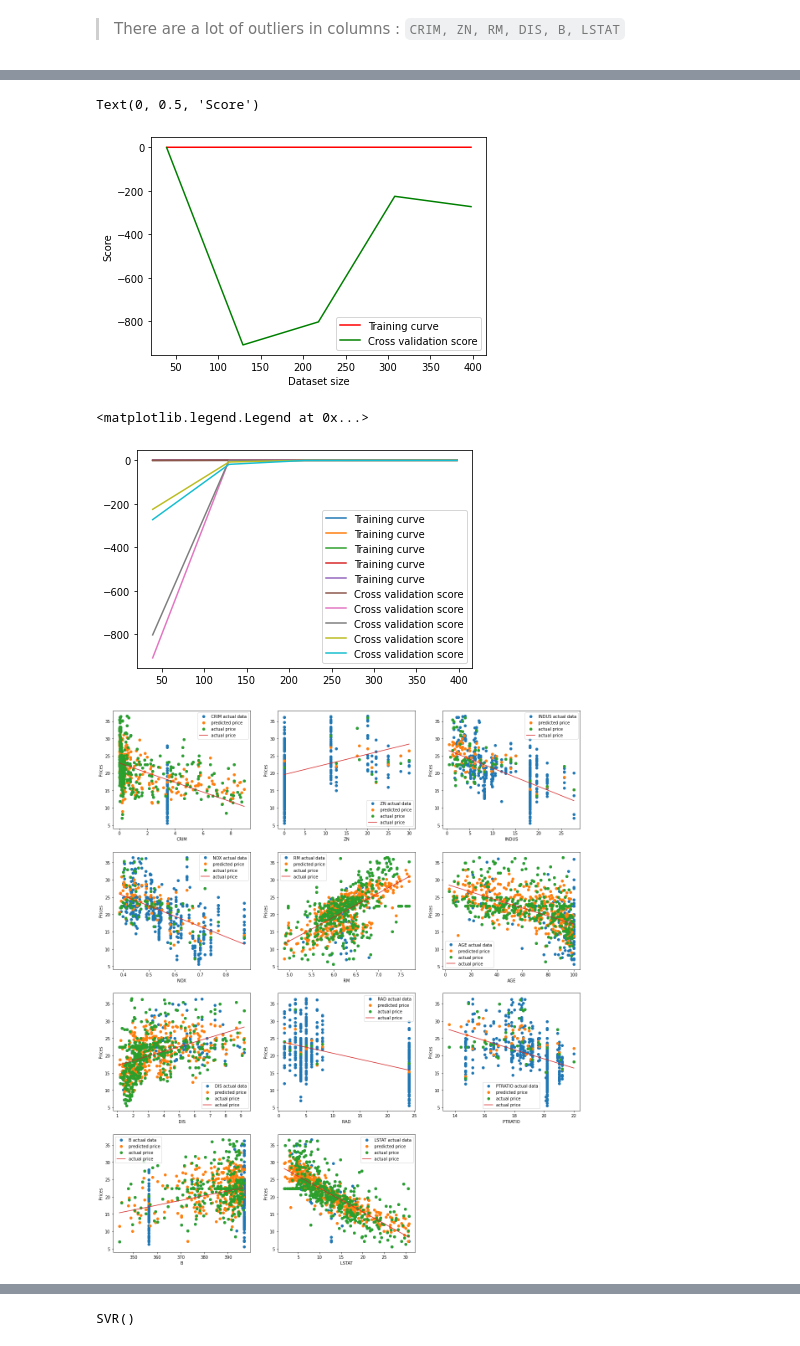
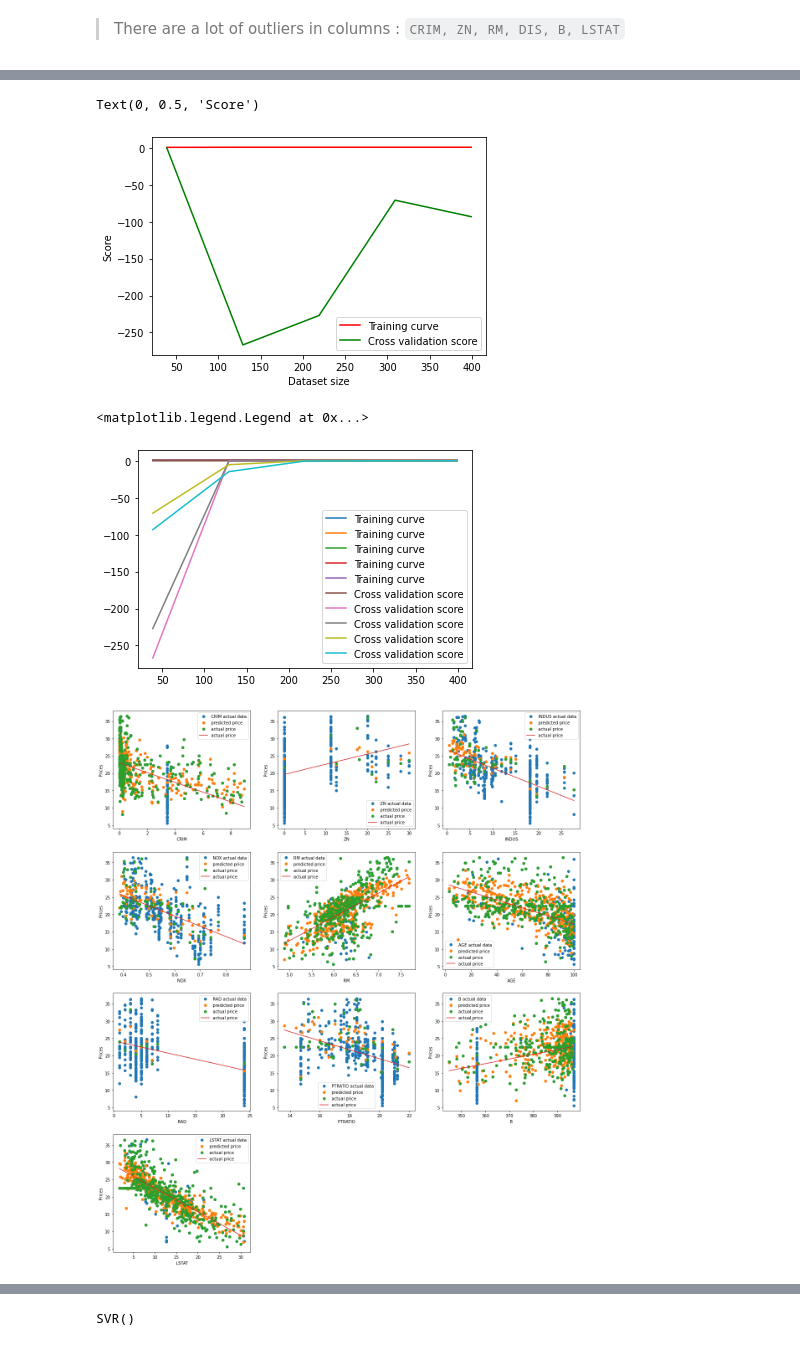
Before and after one commit to prabhupad26/100daysofML, a Jupyter notebook: boston_house_prices_prediction.ipynb, the cells around one changed output, grey strips where cells are left out. Saved outputs shown, nothing was run; the diff lists cells and outputs as text; code cells hidden in the pictures.

```diff
--- a/boston_house_prices_prediction.ipynb
+++ b/boston_house_prices_prediction.ipynb
@@ -44,7 +44,7 @@ sns.heatmap(heat_map_data, annot=True)
 # %% [markdown]
 > Here `RAD` and `TAX` has the max correlation of 0.91, so we can remove either one of them.
 # %%
-data.drop(columns=['TAX'], inplace=True)
+data.drop(columns=['TAX', 'DIS'], inplace=True)
 # %%
 data
 # %% [output]
@@ -225,31 +219,31 @@ plt.xlabel('Dataset size')
 plt.ylabel('Score')
 # %% [output]
 Text(0, 0.5, 'Score')
-[figure, old version]
+[figure, new version]
 # %%
 plt.plot(size, train_scores, label='Training curve')
 plt.plot(size, valid_scores,label='Cross validation score')
 plt.legend()
 # %% [output]
 <matplotlib.legend.Legend at 0x...>
-[figure, old version]
+[figure, new version]
 # %%
 plt.figure(figsize=(20, 30))
 
 for i,column in enumerate(data_X.columns):
     plt.subplot(5,3, i+1)
     plt.plot(data_X[column], data_y,'o', label=f'{column} actual data')
     # scatter plot for predicted data
     plt.plot(data_X.drop_duplicates(subset=[column])[column],
-             model.predict(data_X.drop_duplicates(subset=[column])), 'o', label='predicted price')
+             model_ols.predict(data_X.drop_duplicates(subset=[column])), 'o', label='predicted price')
     # scatter plot for the given data
     plt.plot(data_X.drop_duplicates(subset=[column])[column],
              data.drop_duplicates(subset=[column])['MEDV'], 'o', label='actual price')
     # straight line for the given data
     plt.plot(np.unique(data_X[column]), np.poly1d(np.polyfit(data_X[column], data_y, 1))(np.unique(data_X[column])), label='actual price')
     plt.xlabel(column)
     plt.ylabel('Prices')
     plt.legend()
 # %% [output]
-[figure, old version]
+[figure, new version]
 # %%
```
Also changed, not shown: parts of 32 cells of this notebook, 1 other file.
